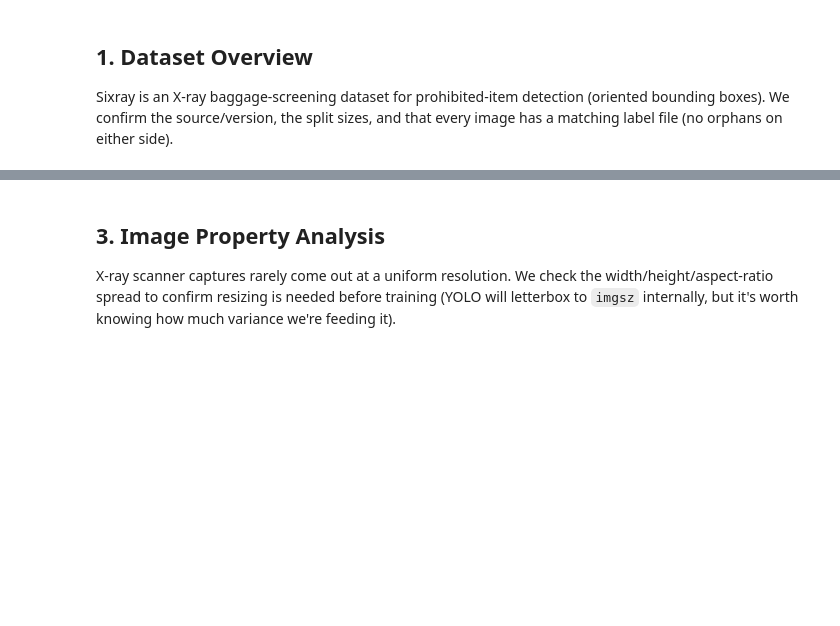
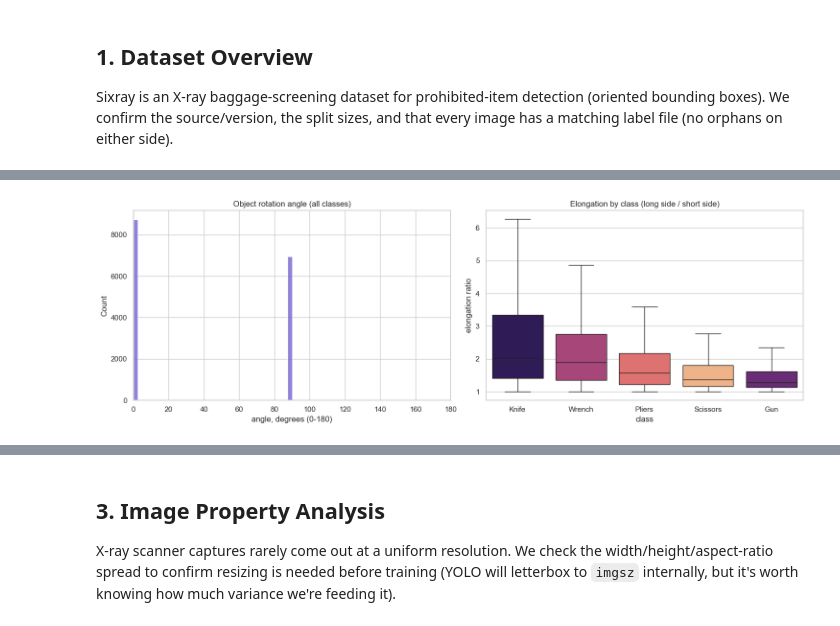
Before and after one commit to khaliddosari/Raqeeb, a Jupyter notebook: EDA.ipynb, the cells around one changed output, grey strips where cells are left out. Saved outputs shown, nothing was run; the diff lists cells and outputs as text; code cells hidden in the pictures; blank space fills up the shorter version.

```diff
--- a/EDA.ipynb
+++ b/EDA.ipynb
@@ -156,0 +266,21 @@ print(f"Class imbalance ratio (most frequent / least frequent): {imbalance_ratio
+# %%
+fig, axes = plt.subplots(1, 2, figsize=(15, 5))
+
+sns.histplot(objects_df["angle_deg"], bins=36, ax=axes[0], color="slateblue")
+axes[0].set_title("Object rotation angle (all classes)")
+axes[0].set_xlabel("angle, degrees (0-180)")
+axes[0].set_xlim(0, 180)
+
+elong_order = objects_df.groupby("class_name")["elongation"].median().sort_values(ascending=False).index
+sns.boxplot(
+    data=objects_df, x="class_name", y="elongation", order=elong_order,
+    hue="class_name", palette="magma", legend=False, showfliers=False, ax=axes[1],
+)
+axes[1].set_title("Elongation by class (long side / short side)")
+axes[1].set_xlabel("class")
+axes[1].set_ylabel("elongation ratio")
+
+plt.tight_layout()
+plt.show()
+# %% [output]
+[figure, added]
```
Also changed, not shown: parts of 31 cells of this notebook, 9 other files.
